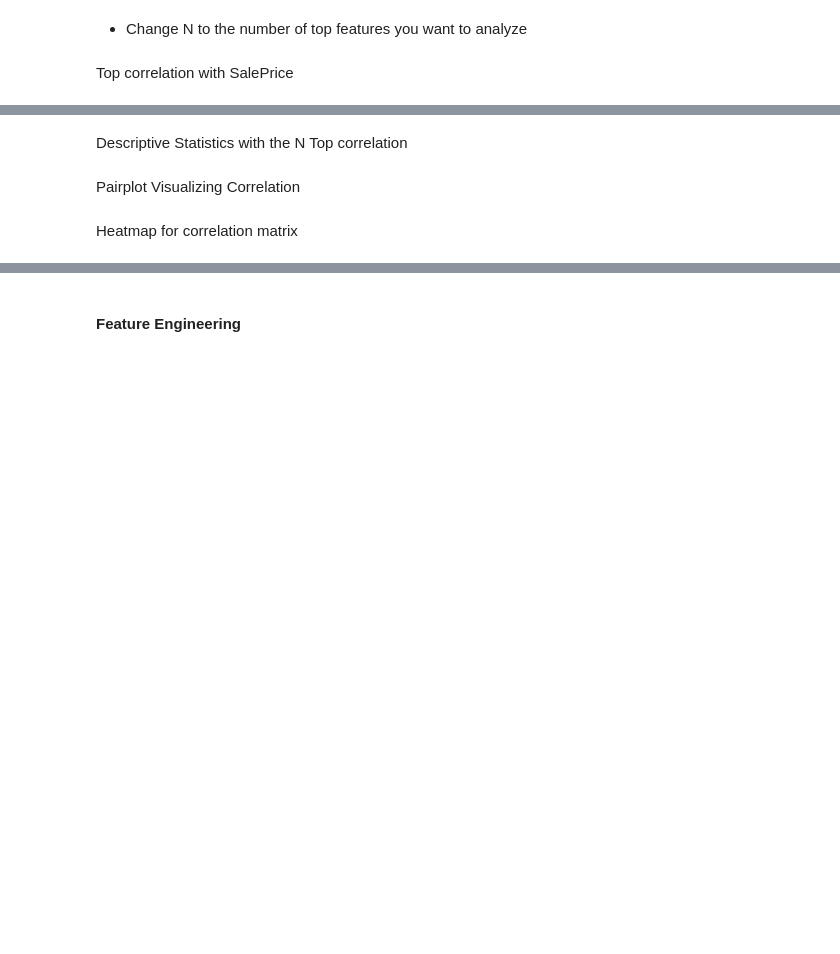
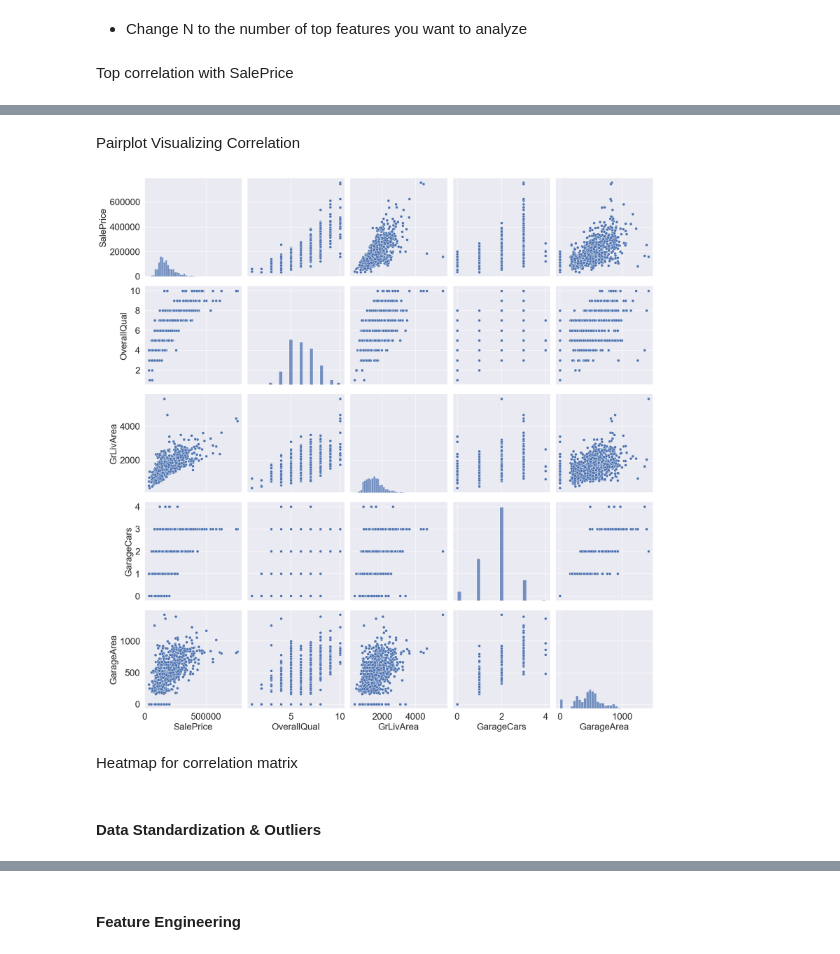
Before and after one commit to yayaya142/House-Prices-ML, a Jupyter notebook: src/house_prices.ipynb, the cells around one changed output, grey strips where cells are left out. Saved outputs shown, nothing was run; the diff lists cells and outputs as text; code cells hidden in the pictures; blank space fills up the shorter version.

```diff
--- a/src/house_prices.ipynb
+++ b/src/house_prices.ipynb
@@ -275,2 +365,18 @@ correlation_with_target = correlation_matrix['SalePrice'].sort_values(ascending=
+# %%
+
+# Split the data to numerical and categorical columns
+numerical_columns = train_data.select_dtypes(include=["int64", 'float64']).columns
+categorical_columns = train_data.select_dtypes(include=["object"]).columns
+
+
+# Encode the categorical columns
+categorical_columns_encoded = pd.get_dummies(train_data[categorical_columns])
+
+# Combine the numerical and encoded categorical columns
+train_data_encoded = pd.concat([train_data[numerical_columns], categorical_columns_encoded], axis=1)
+
+
+# Create a correlation matrix
+correlation_matrix = train_data_encoded.corr().abs()
 # %% [markdown]
 - Change N to the number of top features you want to analyze
@@ -281,3 +383,11 @@ filtered_data = train_data[top_features.to_list() + ['SalePrice']]
+# %%
+N = 20
+
+# Get the top N correlated features with the target variable
+top_correlated_features = correlation_matrix['SalePrice'].sort_values(ascending=False).head(N).index.tolist()
+
+# Filter the correlation matrix to get the top N correlated features
+filtered_correlation_matrix = correlation_matrix.loc[top_correlated_features, top_correlated_features]
 # %% [markdown]
 Top correlation with SalePrice
 # %%
@@ -286,2 +413,0 @@ print(correlation_with_target.head(N + 1))
-# %% [markdown]
-Descriptive Statistics with the N Top correlation
@@ -333,2 +416,7 @@ if SHOW_GRAPHS:
+# %%
+if SHOW_GRAPHS:
+    sns.pairplot(train_data[top_correlated_features[:5]], height=3.5)
+# %% [output]
+[figure, added]
 # %% [markdown]
 Heatmap for correlation matrix
@@ -381,0 +441,2 @@ if SHOW_GRAPHS:
+# %% [markdown]
+#### Data Standardization & Outliers
```
Also changed, not shown: parts of 56 cells of this notebook.
